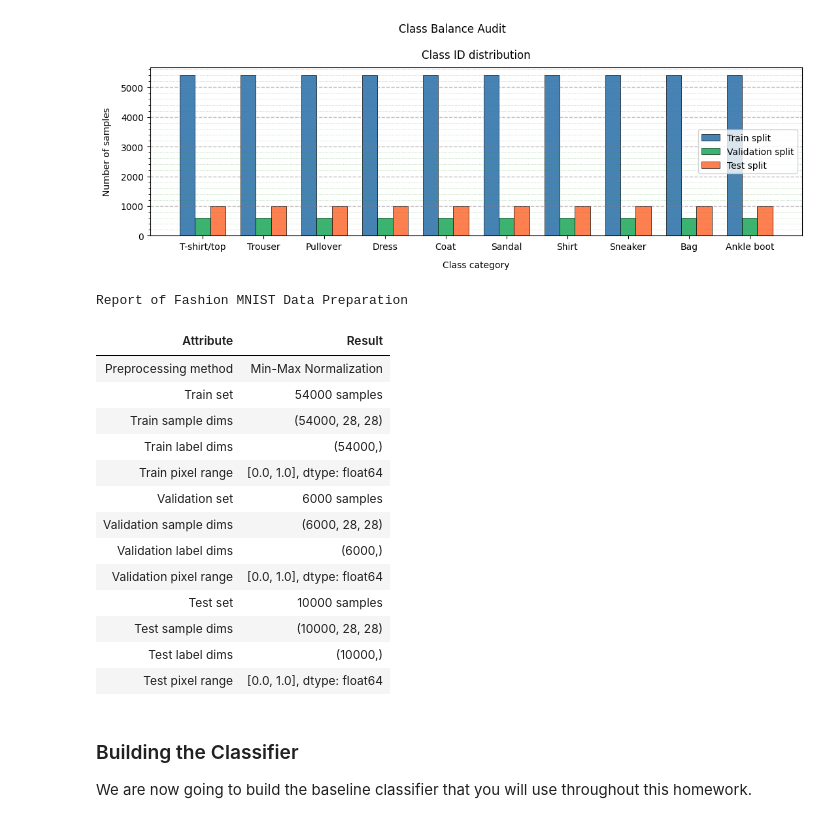
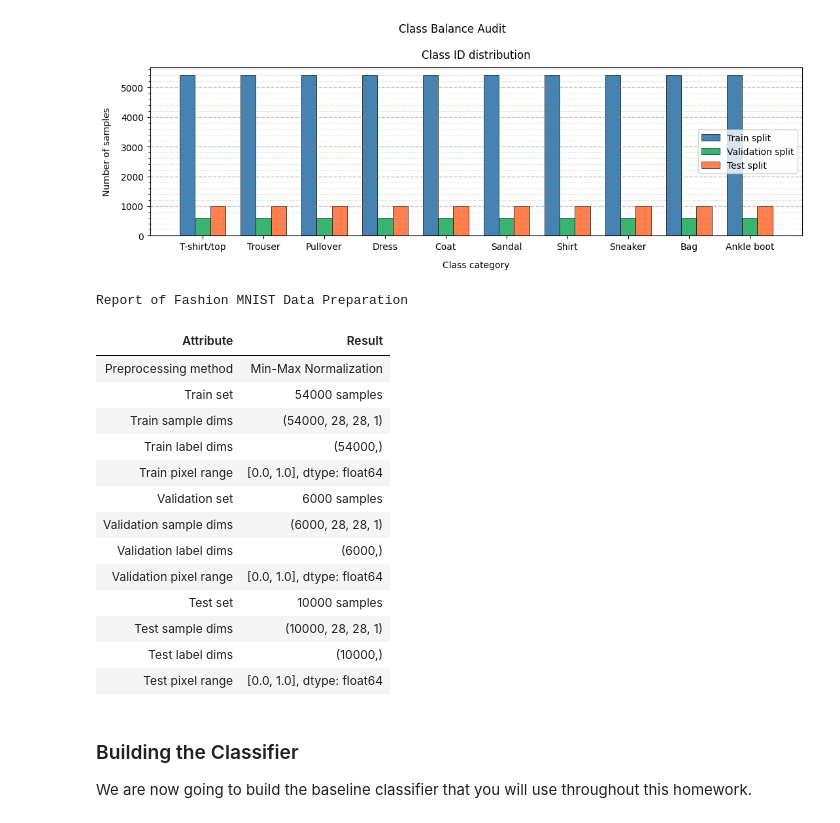
Before and after one commit to BogdanPinchuk/ComputerVision-PBY_HW15, a Jupyter notebook: Bohdan_Pinchuk_CV_HW15.ipynb, the cells around one changed output. Cells and saved outputs as stored; diff of their text form; code cells hidden in the pictures.

```diff
--- a/Bohdan_Pinchuk_CV_HW15.ipynb
+++ b/Bohdan_Pinchuk_CV_HW15.ipynb
@@ -322,12 +322,14 @@ plt.show()
 # %%
 # Normalization/Scaling
 
+import numpy as np
 import apps.reporter as rpt
 from sklearn.preprocessing import StandardScaler, MinMaxScaler
 
 # Input data
 is_standard_normalization = True
 is_standard_scaler = False
+channels = 1
 num_samples_train, height, width = x_train.shape
 num_samples_val = x_val.shape[0]
 num_samples_test = x_test.shape[0]
@@ -353,42 +355,47 @@ else:
     # Reshape
     x_train_n_sc = x_train_flat.reshape(num_samples_train, height, width)
     x_val_n_sc = x_val_flat.reshape(num_samples_val, height, width)
     x_test_n_sc = x_test_flat.reshape(num_samples_test, height, width)
 
+# adapt to the necessary size format
+x_train_n_sc = x_train_n_sc[..., np.newaxis]
+x_val_n_sc = x_val_n_sc[..., np.newaxis]
+x_test_n_sc = x_test_n_sc[..., np.newaxis]
+
 rp = rpt.Reporter()
 rp.add_item("Preprocessing method", 'Standardization' if is_standard_scaler else 'Min-Max Normalization')
 
 rp.add_item("Train set", f"{len(y_train)} samples")
 rp.add_item("Train sample dims", str(x_train_n_sc.shape))
 rp.add_item("Train label dims", str(y_train.shape))
 rp.add_item("Train pixel range", f"[{x_train_n_sc.min():.1f}, {x_train_n_sc.max():.1f}], dtype: {x_train_n_sc.dtype}")
 
 rp.add_item("Validation set", f"{len(y_val)} samples")
 rp.add_item("Validation sample dims", str(x_val_n_sc.shape))
 rp.add_item("Validation label dims", str(y_val.shape))
 rp.add_item("Validation pixel range", f"[{x_val_n_sc.min():.1f}, {x_val_n_sc.max():.1f}], dtype: {x_val_n_sc.dtype}")
 
 rp.add_item("Test set", f"{len(y_test)} samples")
 rp.add_item("Test sample dims", str(x_test_n_sc.shape))
 rp.add_item("Test label dims", str(y_test.shape))
 rp.add_item("Test pixel range", f"[{x_test_n_sc.min():.1f}, {x_test_n_sc.max():.1f}], dtype: {x_test_n_sc.dtype}")
 
 # Print results
 rp.print_pd_report("Report of Fashion MNIST Data Preparation")
 # %% [output]
 Report of Fashion MNIST Data Preparation
 | Attribute | Result |
 | Preprocessing method | Min-Max Normalization |
 | Train set | 54000 samples |
-| Train sample dims | (54000, 28, 28) |
+| Train sample dims | (54000, 28, 28, 1) |
 | Train label dims | (54000,) |
 | Train pixel range | [0.0, 1.0], dtype: float64 |
 | Validation set | 6000 samples |
-| Validation sample dims | (6000, 28, 28) |
+| Validation sample dims | (6000, 28, 28, 1) |
 | Validation label dims | (6000,) |
 | Validation pixel range | [0.0, 1.0], dtype: float64 |
 | Test set | 10000 samples |
-| Test sample dims | (10000, 28, 28) |
+| Test sample dims | (10000, 28, 28, 1) |
 | Test label dims | (10000,) |
 | Test pixel range | [0.0, 1.0], dtype: float64 |
 # %% [markdown]
```
